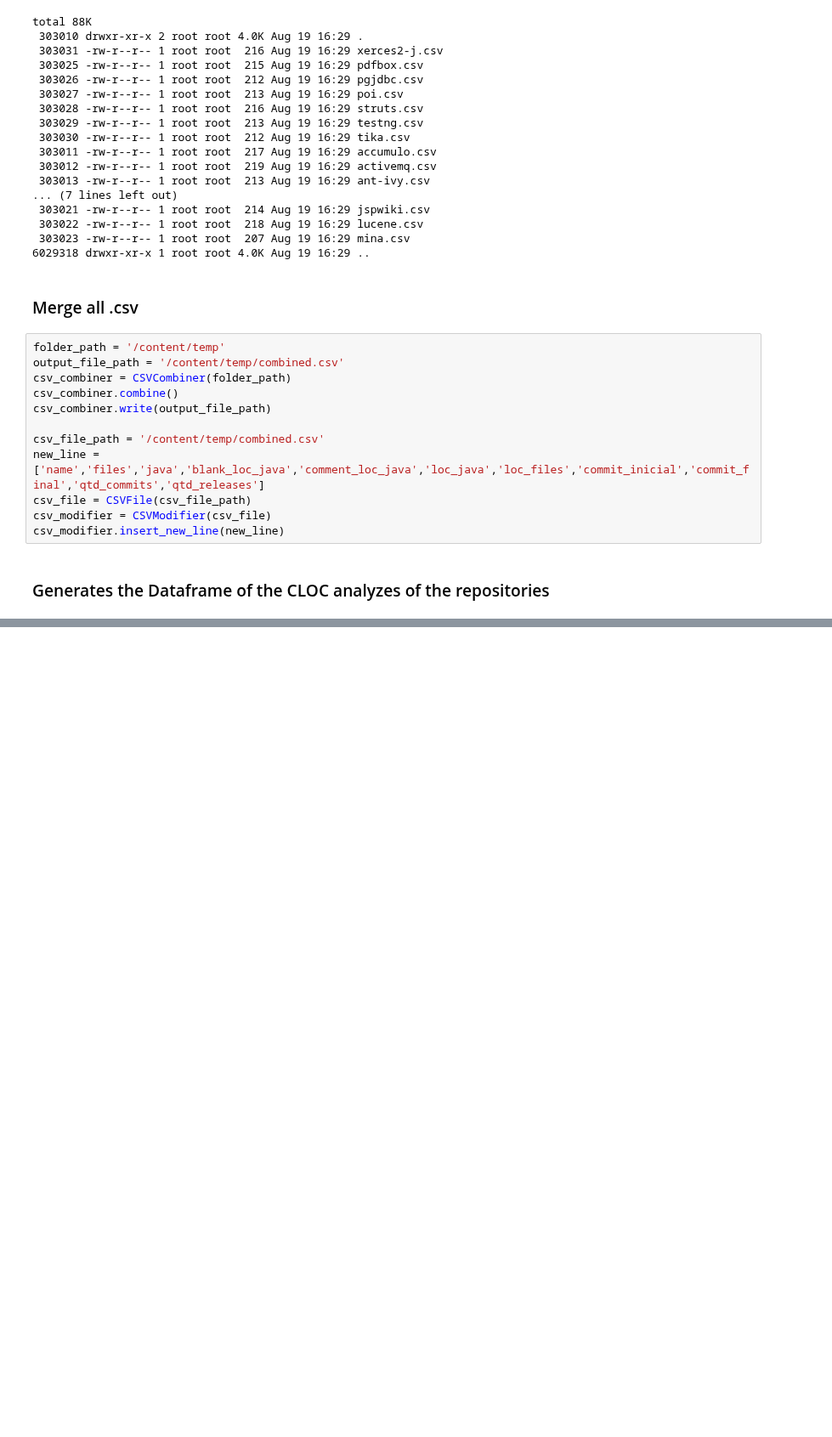
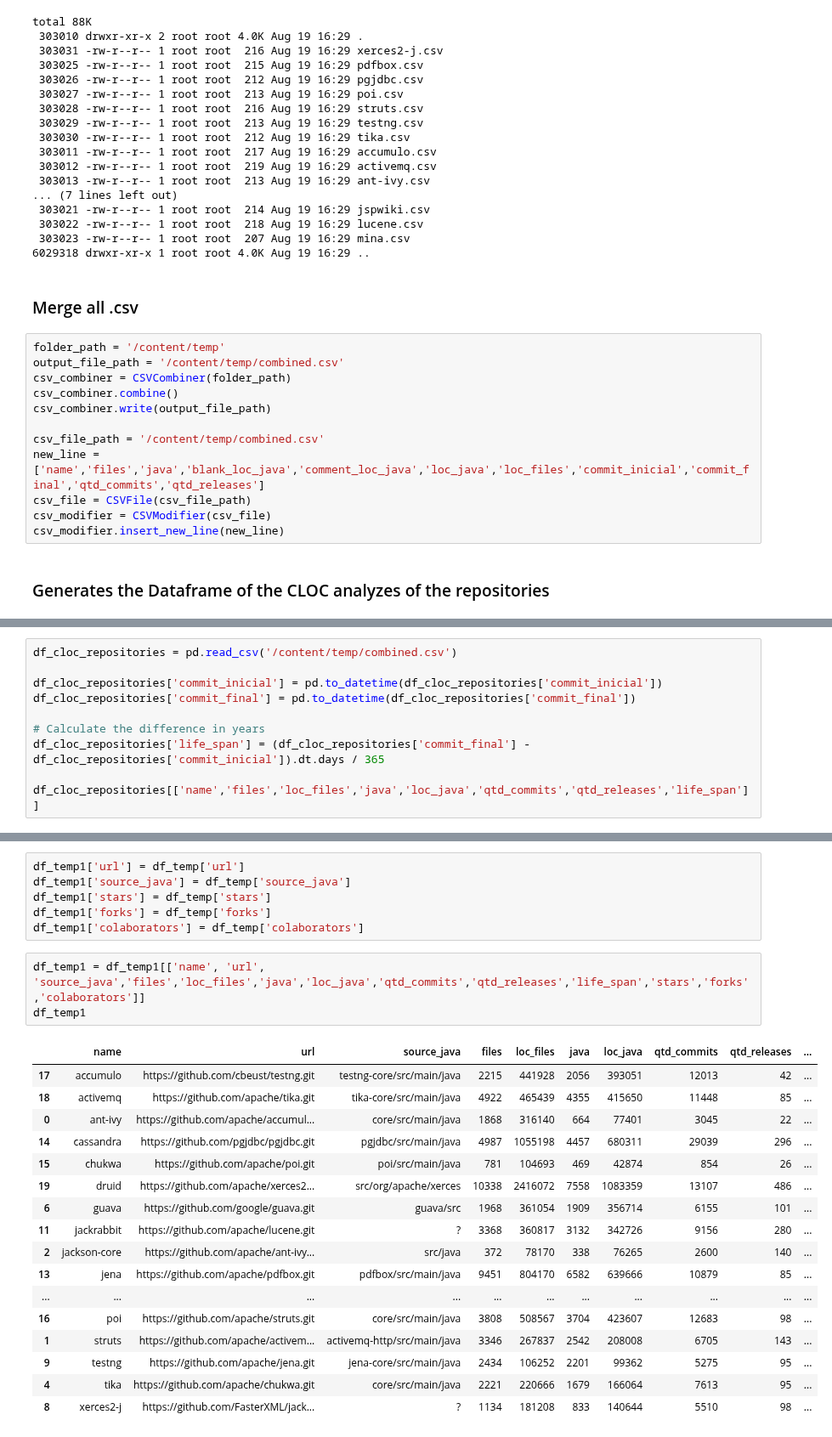
Before and after one commit to armandossrecife/piloto, a Jupyter notebook: analise_sas2022.ipynb, the cells around one changed output, grey strips where cells are left out. Shown at 85% size. Cells and saved outputs as stored; diff of their text form; blank space fills up the shorter version.

```diff
--- a/analise_sas2022.ipynb
+++ b/analise_sas2022.ipynb
@@ -853,0 +833,10 @@ df_cloc_repositories
+# %%
+df_cloc_repositories = pd.read_csv('/content/temp/combined.csv')
+
+df_cloc_repositories['commit_inicial'] = pd.to_datetime(df_cloc_repositories['commit_inicial'])
+df_cloc_repositories['commit_final'] = pd.to_datetime(df_cloc_repositories['commit_final'])
+
+# Calculate the difference in years
+df_cloc_repositories['life_span'] = (df_cloc_repositories['commit_final'] - df_cloc_repositories['commit_inicial']).dt.days / 365
+
+df_cloc_repositories[['name','files','loc_files','java','loc_java','qtd_commits','qtd_releases','life_span']]
@@ -853,0 +886,27 @@ df_cloc_repositories
+# %%
+df_temp1['url'] = df_temp['url']
+df_temp1['source_java'] = df_temp['source_java']
+df_temp1['stars'] = df_temp['stars']
+df_temp1['forks'] = df_temp['forks']
+df_temp1['colaborators'] = df_temp['colaborators']
+# %%
+df_temp1 = df_temp1[['name', 'url',	'source_java','files','loc_files','java','loc_java','qtd_commits','qtd_releases','life_span','stars','forks','colaborators']]
+df_temp1
+# %% [output]
+|  | name | url | source_java | files | loc_files | java | loc_java | qtd_commits | qtd_releases | ... |
+| 17 | accumulo | https://github.com/cbeust/testng.git | testng-core/src/main/java | 2215 | 441928 | 2056 | 393051 | 12013 | 42 | ... |
+| 18 | activemq | https://github.com/apache/tika.git | tika-core/src/main/java | 4922 | 465439 | 4355 | 415650 | 11448 | 85 | ... |
+| 0 | ant-ivy | https://github.com/apache/accumul... | core/src/main/java | 1868 | 316140 | 664 | 77401 | 3045 | 22 | ... |
+| 14 | cassandra | https://github.com/pgjdbc/pgjdbc.git | pgjdbc/src/main/java | 4987 | 1055198 | 4457 | 680311 | 29039 | 296 | ... |
+| 15 | chukwa | https://github.com/apache/poi.git | poi/src/main/java | 781 | 104693 | 469 | 42874 | 854 | 26 | ... |
+| 19 | druid | https://github.com/apache/xerces2... | src/org/apache/xerces | 10338 | 2416072 | 7558 | 1083359 | 13107 | 486 | ... |
+| 6 | guava | https://github.com/google/guava.git | guava/src | 1968 | 361054 | 1909 | 356714 | 6155 | 101 | ... |
+| 11 | jackrabbit | https://github.com/apache/lucene.git | ? | 3368 | 360817 | 3132 | 342726 | 9156 | 280 | ... |
+| 2 | jackson-core | https://github.com/apache/ant-ivy... | src/java | 372 | 78170 | 338 | 76265 | 2600 | 140 | ... |
+| 13 | jena | https://github.com/apache/pdfbox.git | pdfbox/src/main/java | 9451 | 804170 | 6582 | 639666 | 10879 | 85 | ... |
+| ... | ... | ... | ... | ... | ... | ... | ... | ... | ... | ... |
+| 16 | poi | https://github.com/apache/struts.git | core/src/main/java | 3808 | 508567 | 3704 | 423607 | 12683 | 98 | ... |
+| 1 | struts | https://github.com/apache/activem... | activemq-http/src/main/java | 3346 | 267837 | 2542 | 208008 | 6705 | 143 | ... |
+| 9 | testng | https://github.com/apache/jena.git | jena-core/src/main/java | 2434 | 106252 | 2201 | 99362 | 5275 | 95 | ... |
+| 4 | tika | https://github.com/apache/chukwa.git | core/src/main/java | 2221 | 220666 | 1679 | 166064 | 7613 | 95 | ... |
+| 8 | xerces2-j | https://github.com/FasterXML/jack... | ? | 1134 | 181208 | 833 | 140644 | 5510 | 98 | ... |
```
Also changed, not shown: parts of 7 cells of this notebook.
